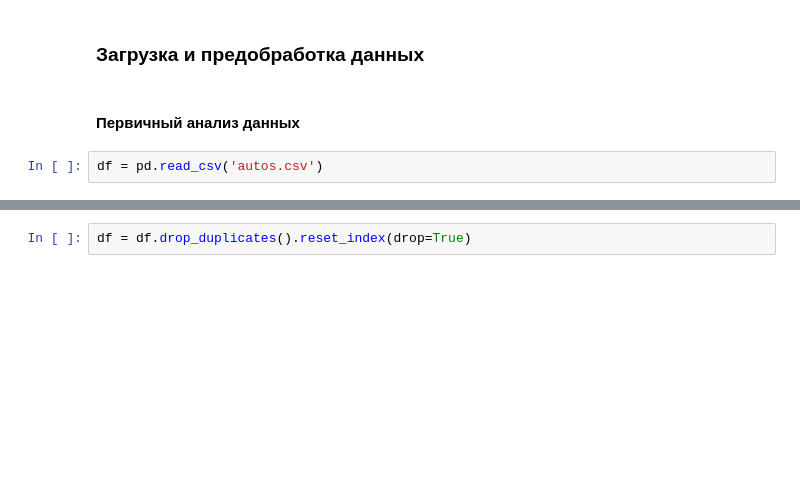
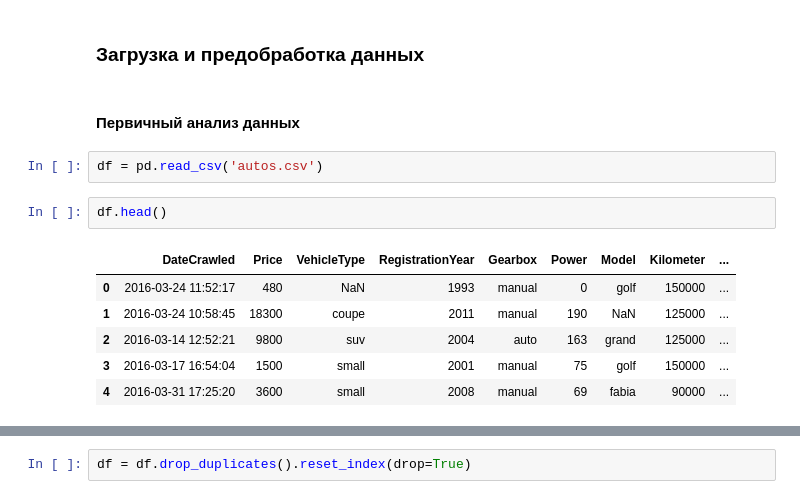
Before and after one commit to fedor-konovalenko/yandex-practicum, a Jupyter notebook: прогнозирование цены автомобиля/car_price.ipynb, the cells around one changed output, grey strips where cells are left out. Cells and saved outputs as stored; diff of their text form; blank space fills up the shorter version.

```diff
--- a/прогнозирование цены автомобиля/car_price.ipynb
+++ b/прогнозирование цены автомобиля/car_price.ipynb
@@ -101,3 +76,12 @@ pd.set_option('display.max_columns', None)
 #### Первичный анализ данных
 # %%
 df = pd.read_csv('autos.csv')
+# %%
+df.head()
+# %% [output]
+|  | DateCrawled | Price | VehicleType | RegistrationYear | Gearbox | Power | Model | Kilometer | ... |
+| 0 | 2016-03-24 11:52:17 | 480 | NaN | 1993 | manual | 0 | golf | 150000 | ... |
+| 1 | 2016-03-24 10:58:45 | 18300 | coupe | 2011 | manual | 190 | NaN | 125000 | ... |
+| 2 | 2016-03-14 12:52:21 | 9800 | suv | 2004 | auto | 163 | grand | 125000 | ... |
+| 3 | 2016-03-17 16:54:04 | 1500 | small | 2001 | manual | 75 | golf | 150000 | ... |
+| 4 | 2016-03-31 17:25:20 | 3600 | small | 2008 | manual | 69 | fabia | 90000 | ... |
```
Also changed, not shown: parts of 21 cells of this notebook, 6 other files.
